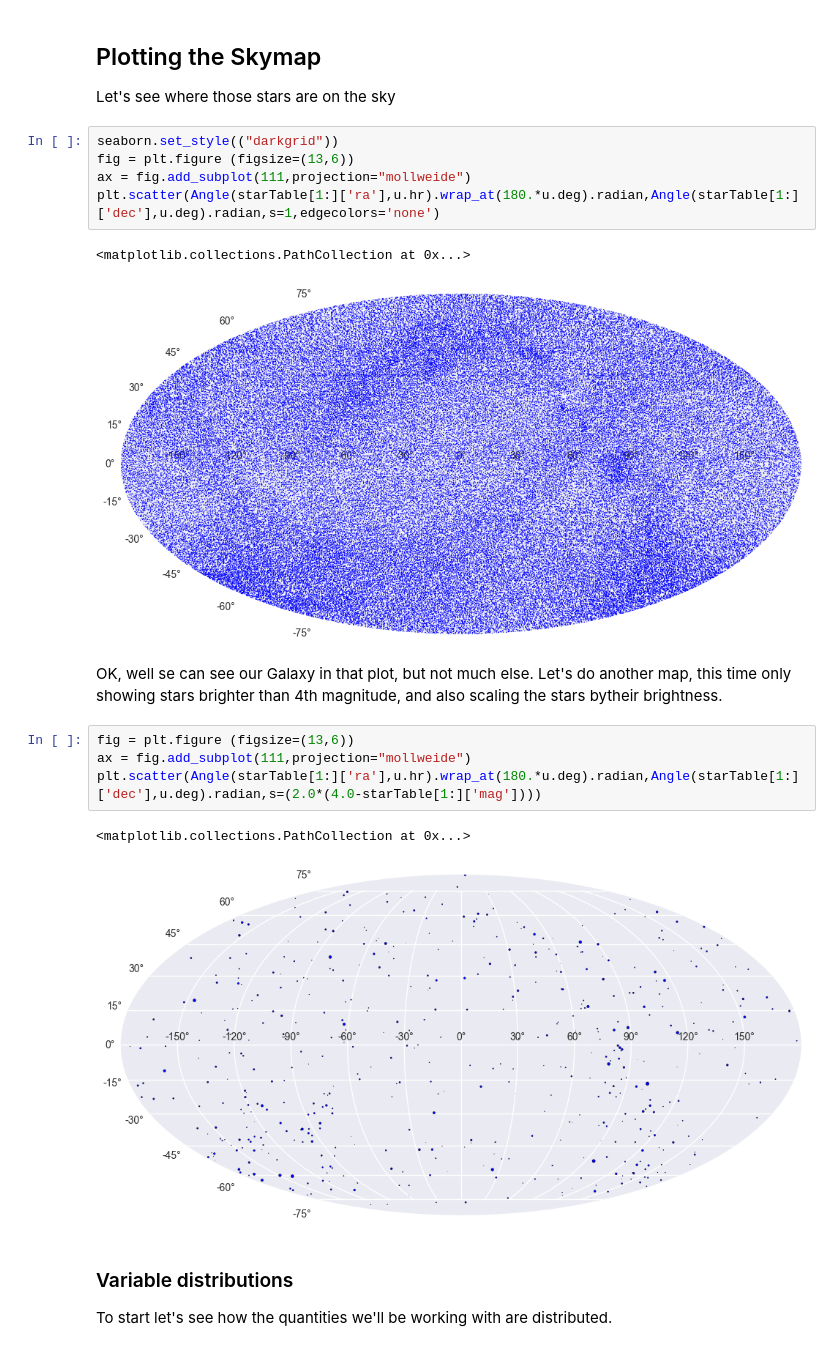
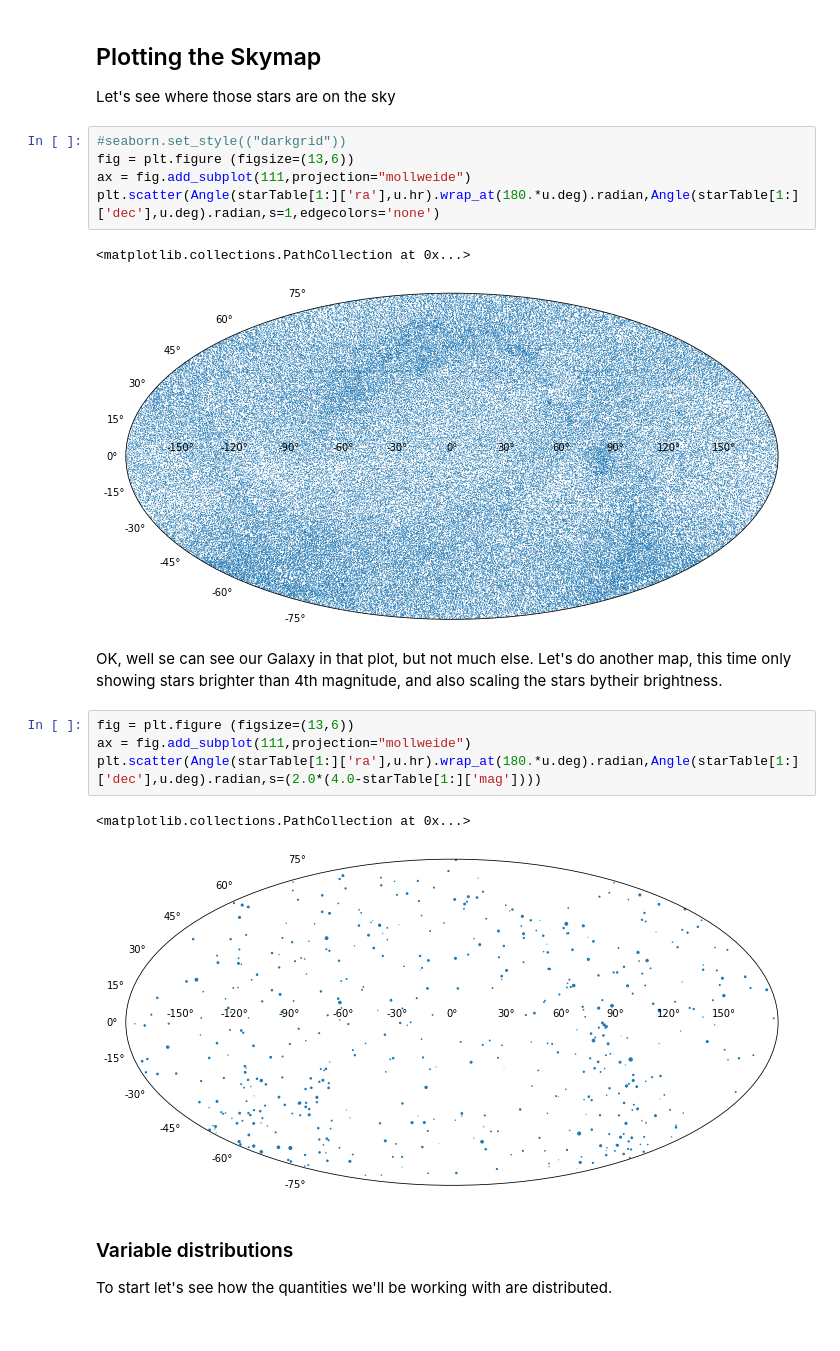
Before and after one commit to IPSScienceVisualization/GLPAjupyter, a Jupyter notebook: HR Diagram.ipynb, the cells around one changed output. Drawn from its saved outputs; the diff is of its cells as text.

```diff
--- a/HR Diagram.ipynb
+++ b/HR Diagram.ipynb
@@ -43,13 +47,13 @@ from astropy.coordinates import Angle
 ## Plotting the Skymap
 Let's see where those stars are on the sky
 # %%
-seaborn.set_style(("darkgrid"))
+#seaborn.set_style(("darkgrid"))
 fig = plt.figure (figsize=(13,6))
 ax = fig.add_subplot(111,projection="mollweide")
 plt.scatter(Angle(starTable[1:]['ra'],u.hr).wrap_at(180.*u.deg).radian,Angle(starTable[1:]['dec'],u.deg).radian,s=1,edgecolors='none')
 # %% [output]
 <matplotlib.collections.PathCollection at 0x...>
-[figure, old version]
+[figure, new version]
 # %% [markdown]
 OK, well se can see our Galaxy in that plot, but not much else. Let's do another map, this time only showing stars brighter than 4th magnitude, and also scaling the stars bytheir brightness.
 # %%
@@ -58,7 +62,7 @@ ax = fig.add_subplot(111,projection="mollweide")
 plt.scatter(Angle(starTable[1:]['ra'],u.hr).wrap_at(180.*u.deg).radian,Angle(starTable[1:]['dec'],u.deg).radian,s=(2.0*(4.0-starTable[1:]['mag'])))
 # %% [output]
 <matplotlib.collections.PathCollection at 0x...>
-[figure, old version]
+[figure, new version]
 # %% [markdown]
 ### Variable distributions
 To start let's see how the quantities we'll be working with are distributed.
```
Also changed, not shown: parts of 13 cells of this notebook, 8 other files.
